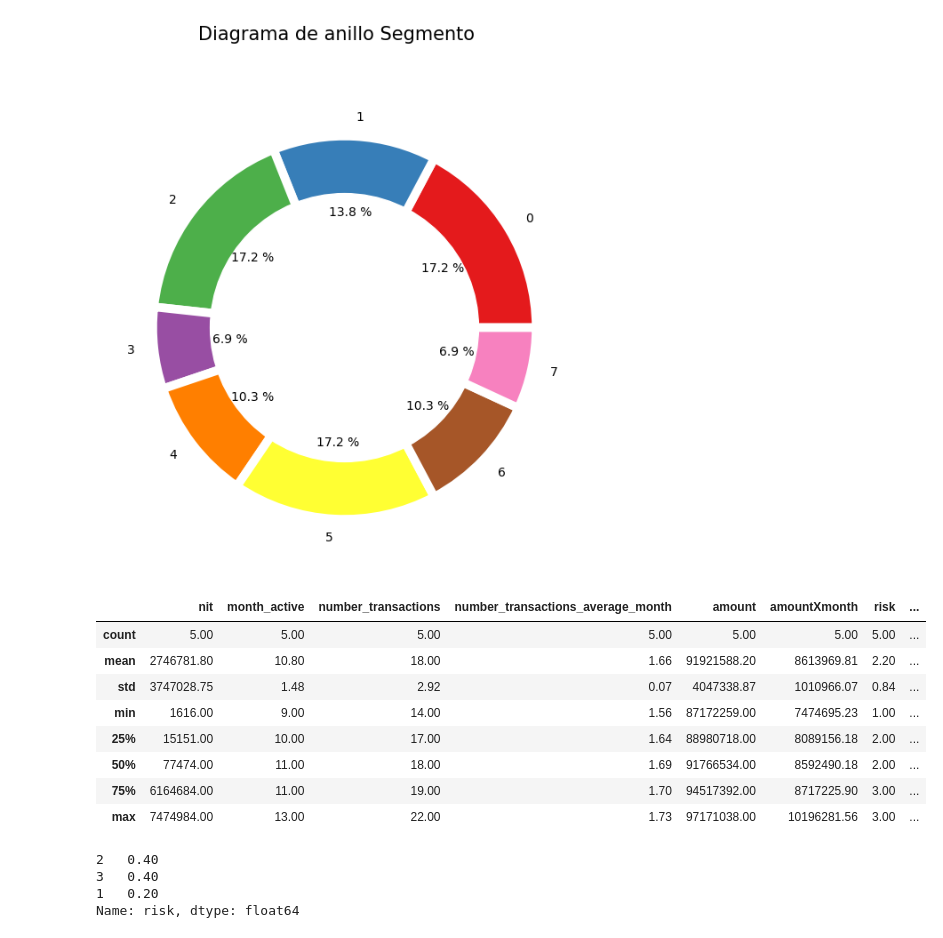
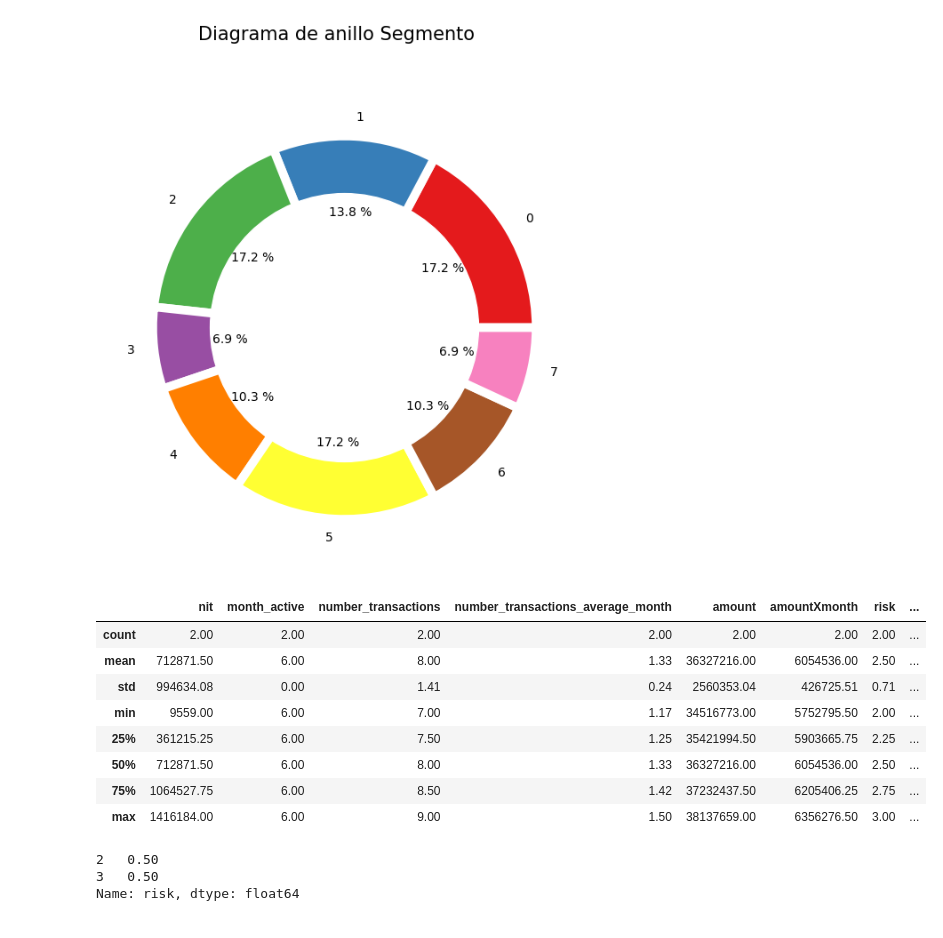
Before and after one commit to Kaiziferr/machine_learning, a Jupyter notebook: clusters/workflow_unsupervised_learning_clusteripynb.ipynb, the cells around one changed output. Cells and saved outputs as stored; diff of their text form; code cells hidden in the pictures.

```diff
--- a/clusters/workflow_unsupervised_learning_clusteripynb.ipynb
+++ b/clusters/workflow_unsupervised_learning_clusteripynb.ipynb
@@ -298,24 +298,23 @@ pie_circle(data_group_posII['segmento'], paleta=None, title='Segmento')
 # %%
 pd.options.display.float_format = '{:.2f}'.format
 # %%
-data_group_posII[data_group_posII['segmento'] == 0].describe()
+data_group_posII[data_group_posII['segmento'] == 3].describe()
 # %% [output]
 |  | nit | month_active | number_transactions | number_transactions_average_month | amount | amountXmonth | risk | ... |
-| count | 5.00 | 5.00 | 5.00 | 5.00 | 5.00 | 5.00 | 5.00 | ... |
-| mean | 2746781.80 | 10.80 | 18.00 | 1.66 | 91921588.20 | 8613969.81 | 2.20 | ... |
-| std | 3747028.75 | 1.48 | 2.92 | 0.07 | 4047338.87 | 1010966.07 | 0.84 | ... |
-| min | 1616.00 | 9.00 | 14.00 | 1.56 | 87172259.00 | 7474695.23 | 1.00 | ... |
-| 25% | 15151.00 | 10.00 | 17.00 | 1.64 | 88980718.00 | 8089156.18 | 2.00 | ... |
-| 50% | 77474.00 | 11.00 | 18.00 | 1.69 | 91766534.00 | 8592490.18 | 2.00 | ... |
-| 75% | 6164684.00 | 11.00 | 19.00 | 1.70 | 94517392.00 | 8717225.90 | 3.00 | ... |
-| max | 7474984.00 | 13.00 | 22.00 | 1.73 | 97171038.00 | 10196281.56 | 3.00 | ... |
+| count | 2.00 | 2.00 | 2.00 | 2.00 | 2.00 | 2.00 | 2.00 | ... |
+| mean | 712871.50 | 6.00 | 8.00 | 1.33 | 36327216.00 | 6054536.00 | 2.50 | ... |
+| std | 994634.08 | 0.00 | 1.41 | 0.24 | 2560353.04 | 426725.51 | 0.71 | ... |
+| min | 9559.00 | 6.00 | 7.00 | 1.17 | 34516773.00 | 5752795.50 | 2.00 | ... |
+| 25% | 361215.25 | 6.00 | 7.50 | 1.25 | 35421994.50 | 5903665.75 | 2.25 | ... |
+| 50% | 712871.50 | 6.00 | 8.00 | 1.33 | 36327216.00 | 6054536.00 | 2.50 | ... |
+| 75% | 1064527.75 | 6.00 | 8.50 | 1.42 | 37232437.50 | 6205406.25 | 2.75 | ... |
+| max | 1416184.00 | 6.00 | 9.00 | 1.50 | 38137659.00 | 6356276.50 | 3.00 | ... |
 # %%
-dta_desc_example = data_group_posII[data_group_posII['segmento'] == 0]
+dta_desc_example = data_group_posII[data_group_posII['segmento'] == 3]
 dta_desc_example['risk'].value_counts()/dta_desc_example.shape[0]
 # %% [output]
-2   0.40
-3   0.40
-1   0.20
+2   0.50
+3   0.50
 Name: risk, dtype: float64
 # %% [markdown]
 Los valores cuantitativos serán en terminos de promedios.
```
Also changed, not shown: parts of 1 cell of this notebook.
